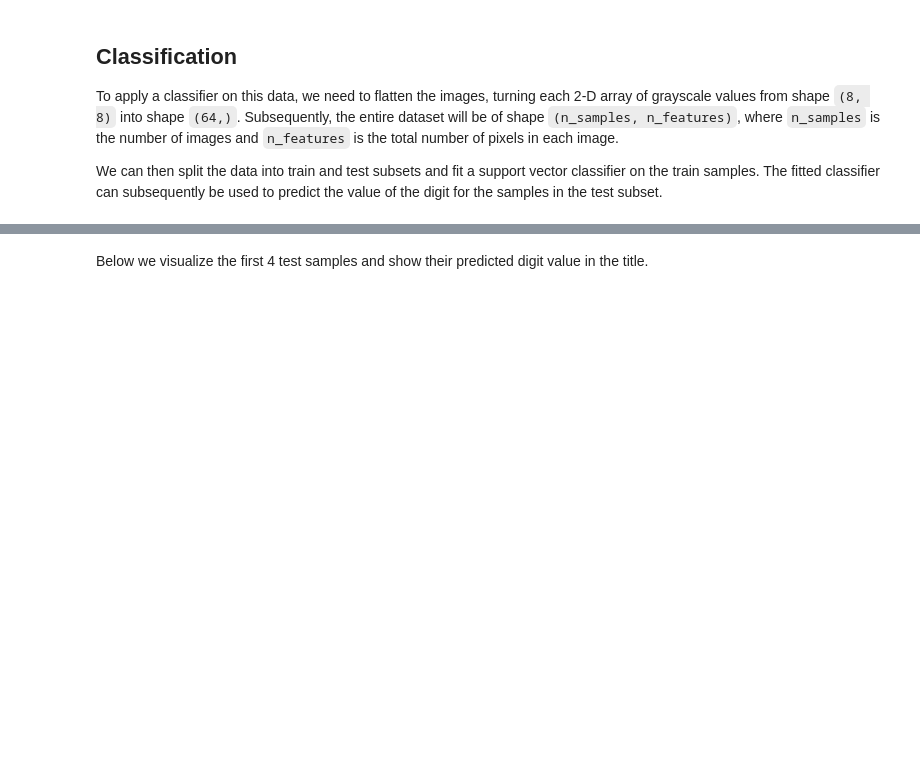
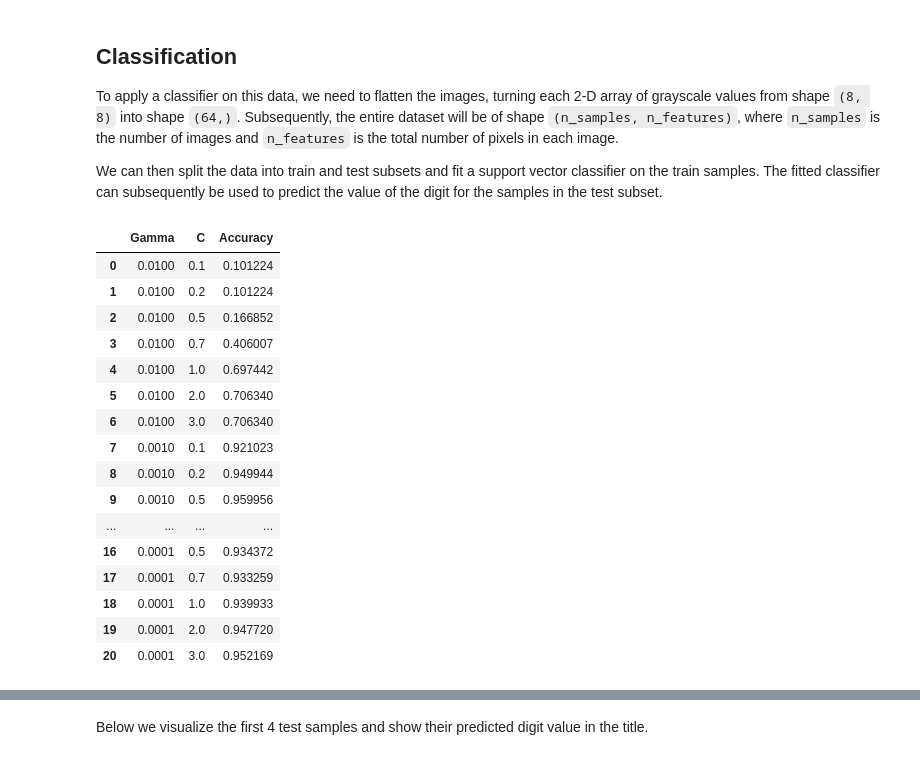
Before and after one commit to DRGeetaChhabra/rep1, a Jupyter notebook: classification.ipynb, the cells around one changed output, grey strips where cells are left out. Cells and saved outputs as stored; diff of their text form; code cells hidden in the pictures; blank space fills up the shorter version.

```diff
--- a/classification.ipynb
+++ b/classification.ipynb
@@ -54,18 +56,61 @@ in the test subset.
 # %%
 # flatten the images
 n_samples = len(digits.images)
 data = digits.images.reshape((n_samples, -1))
+from sklearn.metrics import accuracy_score
 
-# Create a classifier: a support vector classifier
-clf = svm.SVC(gamma=0.001)
+gammas = [0.01,0.001,0.0001]
+Cs = [0.1,0.2,0.5,0.7,1,2,3]
 
-# Split data into 50% train and 50% test subsets
-X_train, X_test, y_train, y_test = train_test_split(
-    data, digits.target, test_size=0.5, shuffle=False
-)
+df =pd.DataFrame()
 
-# Learn the digits on the train subset
-clf.fit(X_train, y_train)
+pg = []
+pc =[]
+acc =[]
 
-# Predict the value of the digit on the test subset
-predicted = clf.predict(X_test)
+for gamma in gammas:
+    for c in Cs:
+        # Create a classifier: a support vector classifier
+        clf = svm.SVC(gamma=gamma, C=c)
+
+        # Split data into 50% train and 50% test subsets
+        X_train, X_test, y_train, y_test = train_test_split(
+            data, digits.target, test_size=0.5, shuffle=False
+        )
+
+        # Learn the digits on the train subset
+        clf.fit(X_train, y_train)
+
+        # Predict the value of the digit on the test subset
+        predicted = clf.predict(X_test)
+
+        score = accuracy_score(y_test,predicted)
+
+        pg.append(gamma)
+        pc.append(c)
+        acc.append(score)
+
+
+df['Gamma'] = pg
+df['C']= pc
+df['Accuracy'] = acc
+
+df
+# %% [output]
+|  | Gamma | C | Accuracy |
+| 0 | 0.0100 | 0.1 | 0.101224 |
+| 1 | 0.0100 | 0.2 | 0.101224 |
+| 2 | 0.0100 | 0.5 | 0.166852 |
+| 3 | 0.0100 | 0.7 | 0.406007 |
+| 4 | 0.0100 | 1.0 | 0.697442 |
+| 5 | 0.0100 | 2.0 | 0.706340 |
+| 6 | 0.0100 | 3.0 | 0.706340 |
+| 7 | 0.0010 | 0.1 | 0.921023 |
+| 8 | 0.0010 | 0.2 | 0.949944 |
+| 9 | 0.0010 | 0.5 | 0.959956 |
+| ... | ... | ... | ... |
+| 16 | 0.0001 | 0.5 | 0.934372 |
+| 17 | 0.0001 | 0.7 | 0.933259 |
+| 18 | 0.0001 | 1.0 | 0.939933 |
+| 19 | 0.0001 | 2.0 | 0.947720 |
+| 20 | 0.0001 | 3.0 | 0.952169 |
```
Also changed, not shown: parts of 6 cells of this notebook.
